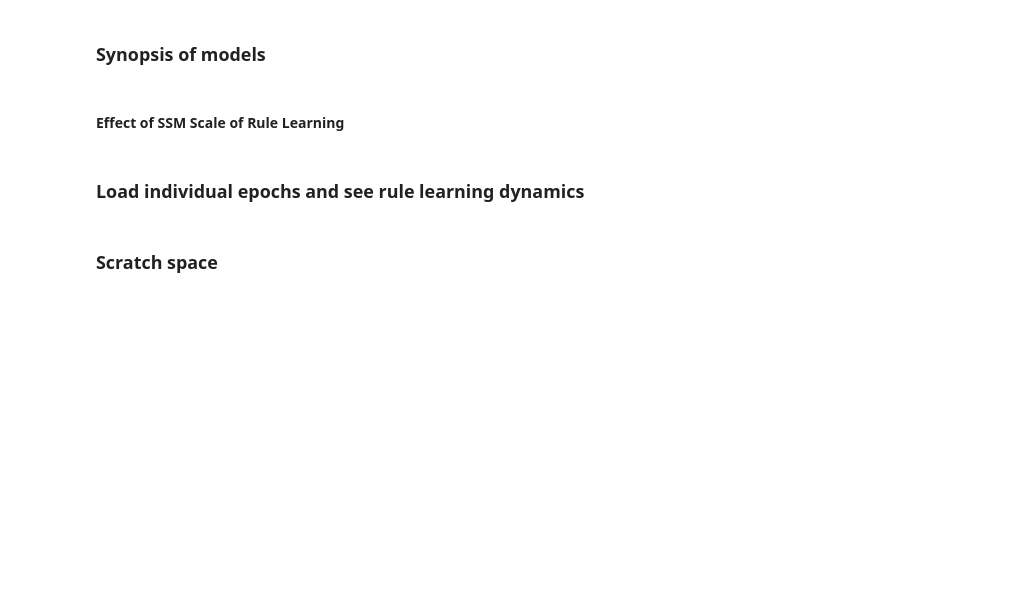
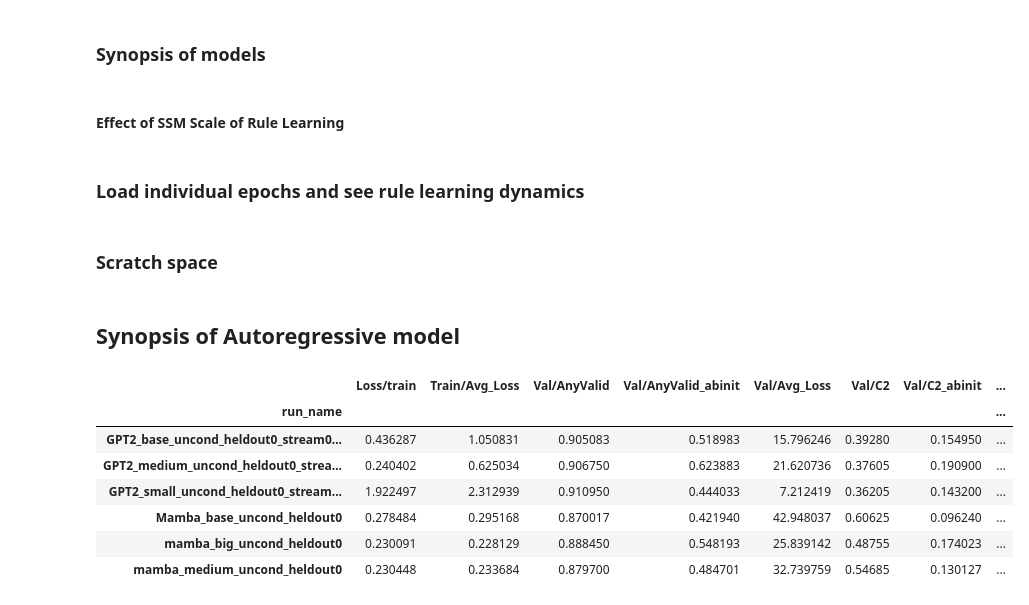
Before and after one commit to Animadversio/DiffusionReasoning, a Jupyter notebook: notebooks/Autoregressive_model_Family_final_synopsis.ipynb, the cells around one changed output. Saved outputs shown, nothing was run; the diff lists cells and outputs as text; code cells hidden in the pictures; blank space fills up the shorter version.

```diff
--- a/notebooks/Autoregressive_model_Family_final_synopsis.ipynb
+++ b/notebooks/Autoregressive_model_Family_final_synopsis.ipynb
@@ -687,3 +687,5 @@ figh = visualize_train_heldout_rule(epoch_list, cons3_rule_cnt_mat, heldout_id,
 # %%
 figh = visualize_train_heldout_rule(epoch_list, rule_cnt_mat, heldout_id,
         titlestr=f"{expname}\nValid rule count separated by rule type")
+# %% [markdown]
+## Synopsis of Autoregressive model
@@ -689,0 +695,9 @@ figh = visualize_train_heldout_rule(epoch_list, rule_cnt_mat, heldout_id,
+# %%
+syndf_GPT["heldout"] = syndf_GPT.index.map(lambda x: "_heldout0" in x)
+syndf_GPT["scale"] = syndf_GPT.index.map(lambda x: "GPT2-M" if "GPT2_medium" in x else "GPT2-B" if "GPT2_base" in x else "GPT2-S" if "GPT2_small" in x else None)
+syndf_GPT["dataset_size"] = syndf_GPT.index.map(extract_and_convert)
+syndf_GPT["uncond"] = syndf_GPT.index.map(lambda x: "uncond" in x)
+syndf_GPT["Val/C23"] = syndf_GPT["Val/C2"] + syndf_GPT["Val/C3"]
+syndf_GPT["Val/C23_abinit"] = syndf_GPT["Val/C2_abinit"] + syndf_GPT["Val/C3_abinit"]
+# syndf_GPT["Rules/c23_cnt"] = syndf_GPT["Rules/c2_cnt"] + syndf_GPT["Rules/c3_cnt"]
+syndf_GPT["model_class"] = "GPT2"
@@ -689,0 +719,13 @@ figh = visualize_train_heldout_rule(epoch_list, rule_cnt_mat, heldout_id,
+# %%
+# only show columns wihtout std in it
+finalplot_tab = syndf_AR.query("heldout == True and uncond == True and dataset_size == 0.16 and step != 257499 and step != 429999").loc[:, ~syndf_AR.columns.str.contains("std")]
+finalplot_tab
+# %% [output]
+|  | Loss/train | Train/Avg_Loss | Val/AnyValid | Val/AnyValid_abinit | Val/Avg_Loss | Val/C2 | Val/C2_abinit | ... |
+| run_name |  |  |  |  |  |  |  | ... |
+| GPT2_base_uncond_heldout0_stream0... | 0.436287 | 1.050831 | 0.905083 | 0.518983 | 15.796246 | 0.39280 | 0.154950 | ... |
+| GPT2_medium_uncond_heldout0_strea... | 0.240402 | 0.625034 | 0.906750 | 0.623883 | 21.620736 | 0.37605 | 0.190900 | ... |
+| GPT2_small_uncond_heldout0_stream... | 1.922497 | 2.312939 | 0.910950 | 0.444033 | 7.212419 | 0.36205 | 0.143200 | ... |
+| Mamba_base_uncond_heldout0 | 0.278484 | 0.295168 | 0.870017 | 0.421940 | 42.948037 | 0.60625 | 0.096240 | ... |
+| mamba_big_uncond_heldout0 | 0.230091 | 0.228129 | 0.888450 | 0.548193 | 25.839142 | 0.48755 | 0.174023 | ... |
+| mamba_medium_uncond_heldout0 | 0.230448 | 0.233684 | 0.879700 | 0.484701 | 32.739759 | 0.54685 | 0.130127 | ... |
```
Also changed, not shown: parts of 7 cells of this notebook, 2 other files.
